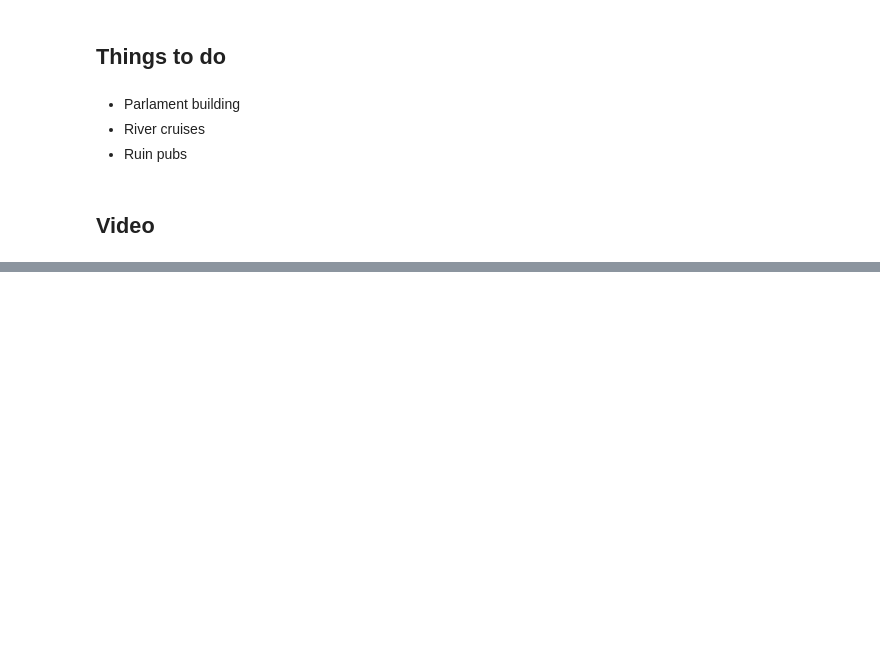
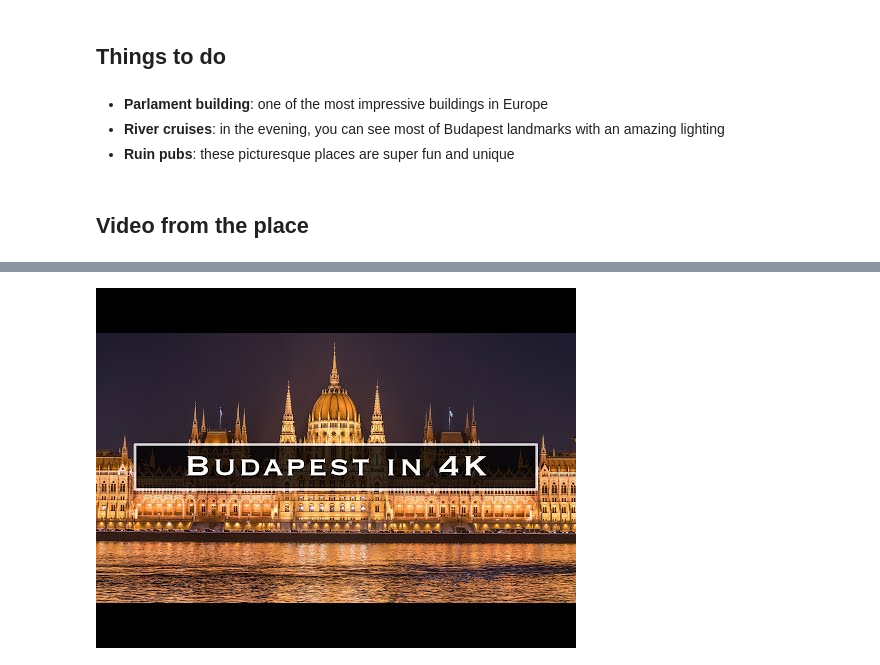
Before and after one commit to nelsonlage/Ironhack-labs, a Jupyter notebook: Jupyterlab/Jupyterlab.ipynb, the cells around one changed output, grey strips where cells are left out. Saved outputs shown, nothing was run; the diff lists cells and outputs as text; code cells hidden in the pictures; blank space fills up the shorter version.

Commit message:
Update images and video

```diff
--- a/Jupyterlab/Jupyterlab.ipynb
+++ b/Jupyterlab/Jupyterlab.ipynb
@@ -72,11 +72,11 @@ Yes, definetely!
 # %% [markdown]
 ## Things to do
 # %% [markdown]
-- Parlament building
-- River cruises
-- Ruin pubs
+- **Parlament building**: one of the most impressive buildings in Europe
+- **River cruises**: in the evening, you can see most of Budapest landmarks with an amazing lighting
+- **Ruin pubs**: these picturesque places are super fun and unique
 # %% [markdown]
-## Video
+## Video from the place
 # %%
-IFrame('https://www.youtube.com/watch?v=B_Hfmp-z7AE', '500', '100')
+YouTubeVideo(id='B_Hfmp-z7AE')
 # %% [output]
@@ -83,0 +83 @@ IFrame('https://www.youtube.com/watch?v=B_Hfmp-z7AE', '500', '100')
+[figure, added]
```
Also changed, not shown: parts of 12 cells of this notebook.
